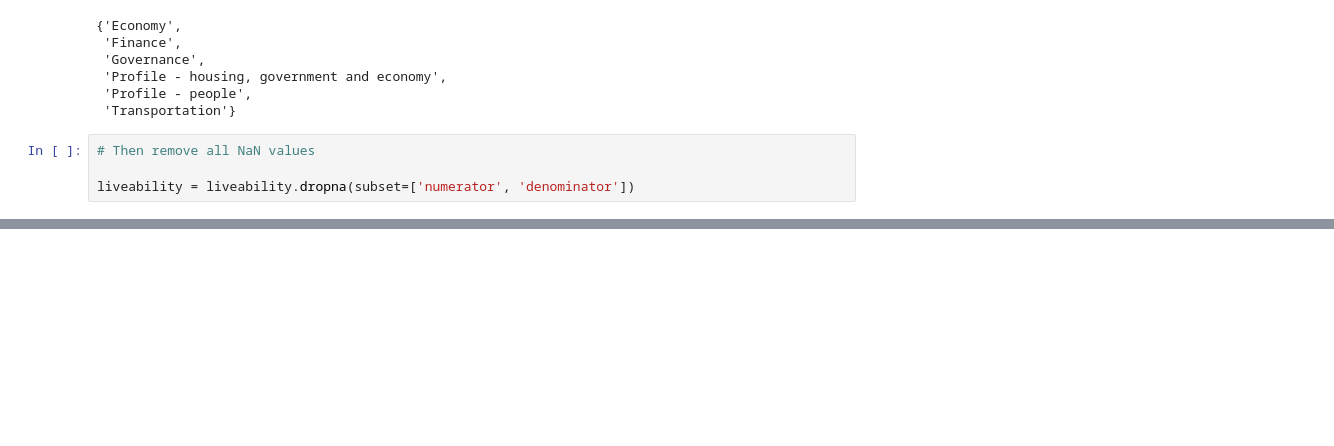
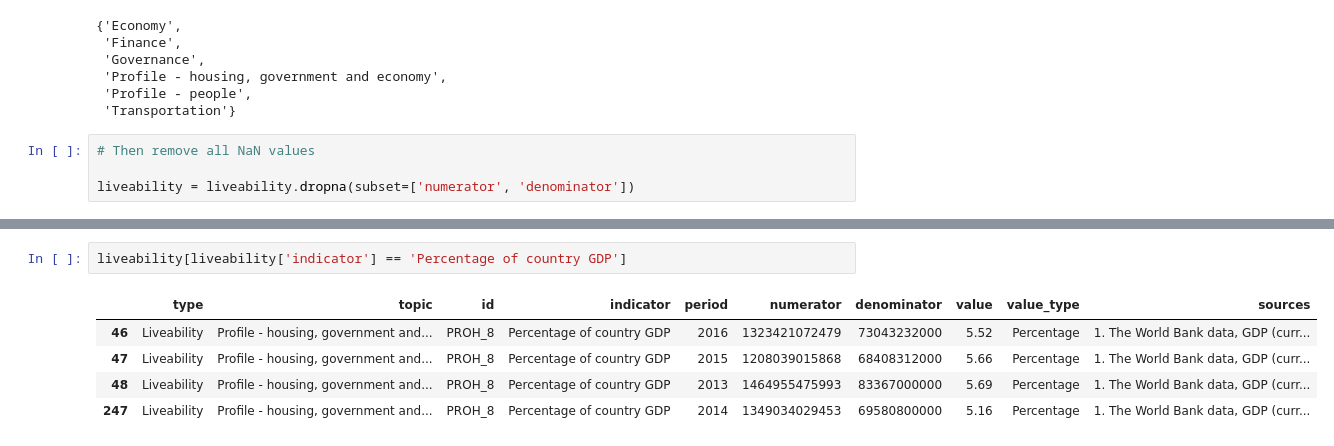
Before and after one commit to Harish-2502/CCC-Team-72, a Jupyter notebook: backend/livability_affordability modelling.ipynb, the cells around one changed output, grey strips where cells are left out. Cells and saved outputs as stored; diff of their text form; blank space fills up the shorter version.

```diff
--- a/backend/livability_affordability modelling.ipynb
+++ b/backend/livability_affordability modelling.ipynb
@@ -305,0 +173,8 @@ Round the numbers to the nearest whole. Thus, our final conclusion can be:
+# %%
+liveability[liveability['indicator'] == 'Percentage of country GDP']
+# %% [output]
+|  | type | topic | id | indicator | period | numerator | denominator | value | value_type | sources |
+| 46 | Liveability | Profile - housing, government and... | PROH_8 | Percentage of country GDP | 2016 | 1323421072479 | 73043232000 | 5.52 | Percentage | 1. The World Bank data, GDP (curr... |
+| 47 | Liveability | Profile - housing, government and... | PROH_8 | Percentage of country GDP | 2015 | 1208039015868 | 68408312000 | 5.66 | Percentage | 1. The World Bank data, GDP (curr... |
+| 48 | Liveability | Profile - housing, government and... | PROH_8 | Percentage of country GDP | 2013 | 1464955475993 | 83367000000 | 5.69 | Percentage | 1. The World Bank data, GDP (curr... |
+| 247 | Liveability | Profile - housing, government and... | PROH_8 | Percentage of country GDP | 2014 | 1349034029453 | 69580800000 | 5.16 | Percentage | 1. The World Bank data, GDP (curr... |
```
Also changed, not shown: parts of 39 cells of this notebook.
